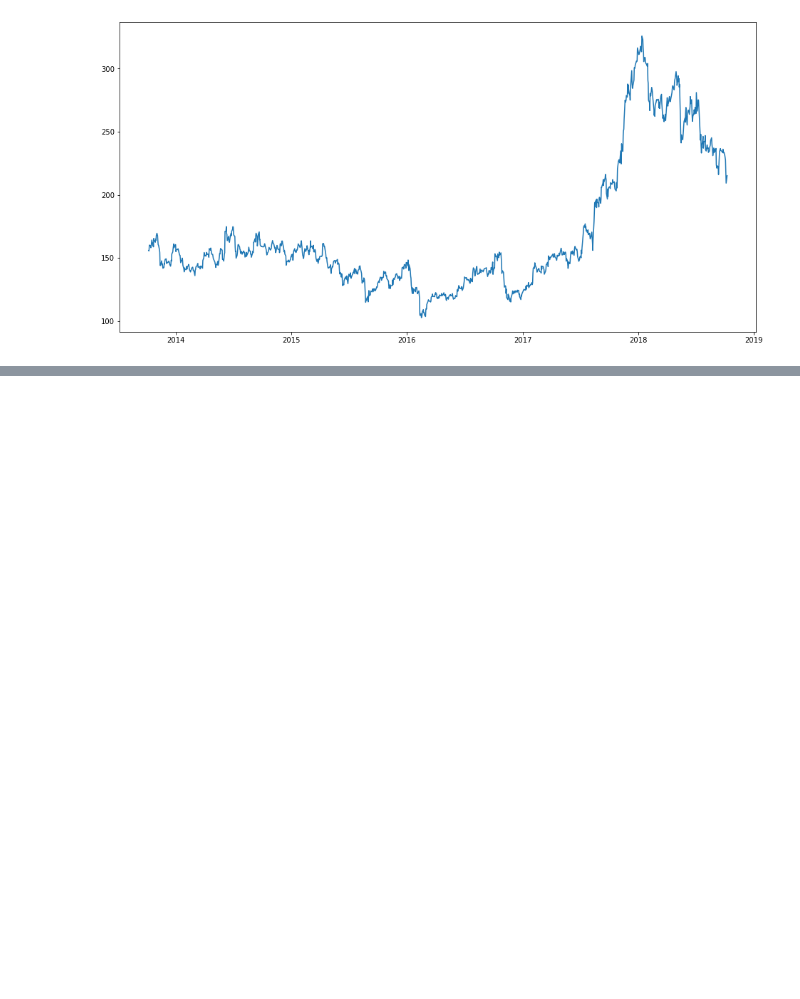
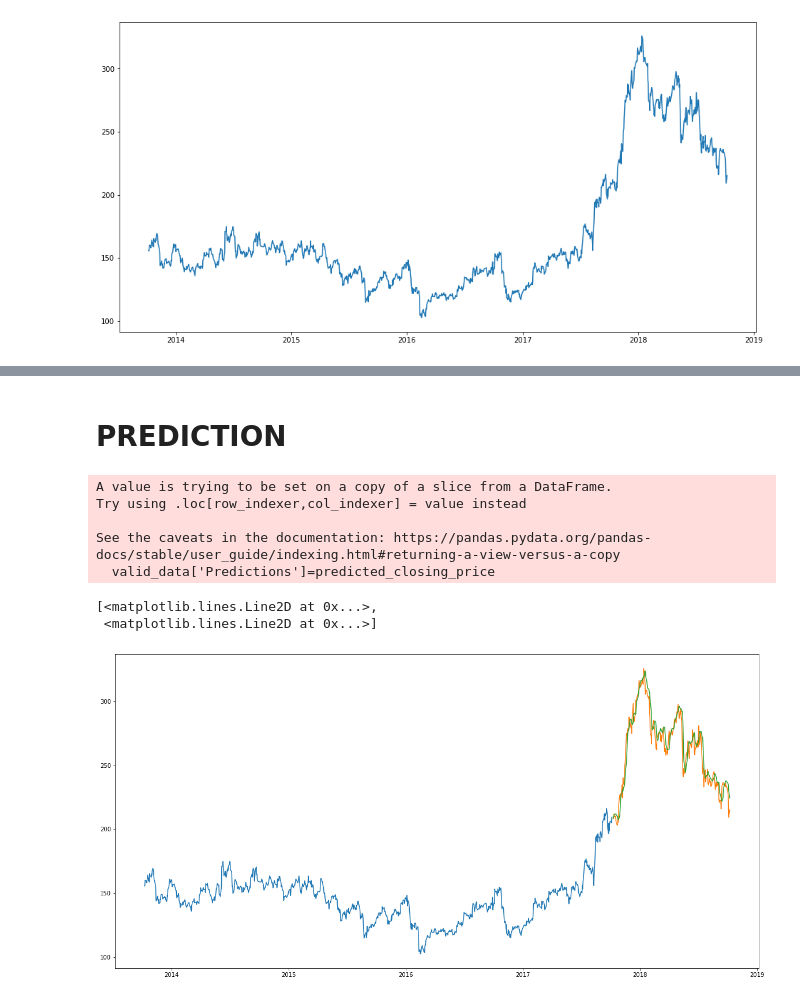
Before and after one commit to Ikjott/Stocks-Prediction-and-Analysis, a Jupyter notebook: StocksPrediction.ipynb, the cells around one changed output, grey strips where cells are left out. Drawn from its saved outputs; the diff is of its cells as text; code cells hidden in the pictures; blank space fills up the shorter version.

```diff
--- a/StocksPrediction.ipynb
+++ b/StocksPrediction.ipynb
@@ -38,0 +72,12 @@ ImportError: Keras requires TensorFlow 2.2 or higher. Install TensorFlow via `pi
+# %%
+lstm_model=Sequential()
+lstm_model.add(LSTM(units=50,return_sequences=True,input_shape=(x_train_data.shape[1],1)))
+lstm_model.add(LSTM(units=50))
+lstm_model.add(Dense(1))
+# %%
+inputs_data=new_dataset[len(new_dataset)-len(valid_data)-60:].values
+inputs_data=inputs_data.reshape(-1,1)
+inputs_data=scaler.transform(inputs_data)
+# %%
+lstm_model.compile(loss='mean_squared_error',optimizer='adam')
+lstm_model.fit(x_train_data,y_train_data,epochs=1,batch_size=1,verbose=2)
@@ -38,0 +87,8 @@ ImportError: Keras requires TensorFlow 2.2 or higher. Install TensorFlow via `pi
+# %%
+X_test=[]
+for i in range(60,inputs_data.shape[0]):
+    X_test.append(inputs_data[i-60:i,0])
+X_test=np.array(X_test)
+X_test=np.reshape(X_test,(X_test.shape[0],X_test.shape[1],1))
+predicted_closing_price=lstm_model.predict(X_test)
+predicted_closing_price=scaler.inverse_transform(predicted_closing_price)
@@ -38,0 +97,17 @@ ImportError: Keras requires TensorFlow 2.2 or higher. Install TensorFlow via `pi
+# %% [markdown]
+# PREDICTION
+# %%
+train_data=new_dataset[:987]
+valid_data=new_dataset[987:]
+valid_data['Predictions']=predicted_closing_price
+plt.plot(train_data["Close"])
+plt.plot(valid_data[['Close',"Predictions"]])
+# %% [output]
+A value is trying to be set on a copy of a slice from a DataFrame.
+Try using .loc[row_indexer,col_indexer] = value instead
+
+See the caveats in the documentation: https://pandas.pydata.org/pandas-docs/stable/user_guide/indexing.html#returning-a-view-versus-a-copy
+  valid_data['Predictions']=predicted_closing_price
+[<matplotlib.lines.Line2D at 0x...>,
+ <matplotlib.lines.Line2D at 0x...>]
+[figure, added]
```
Also changed, not shown: parts of 11 cells of this notebook, 3 other files.
